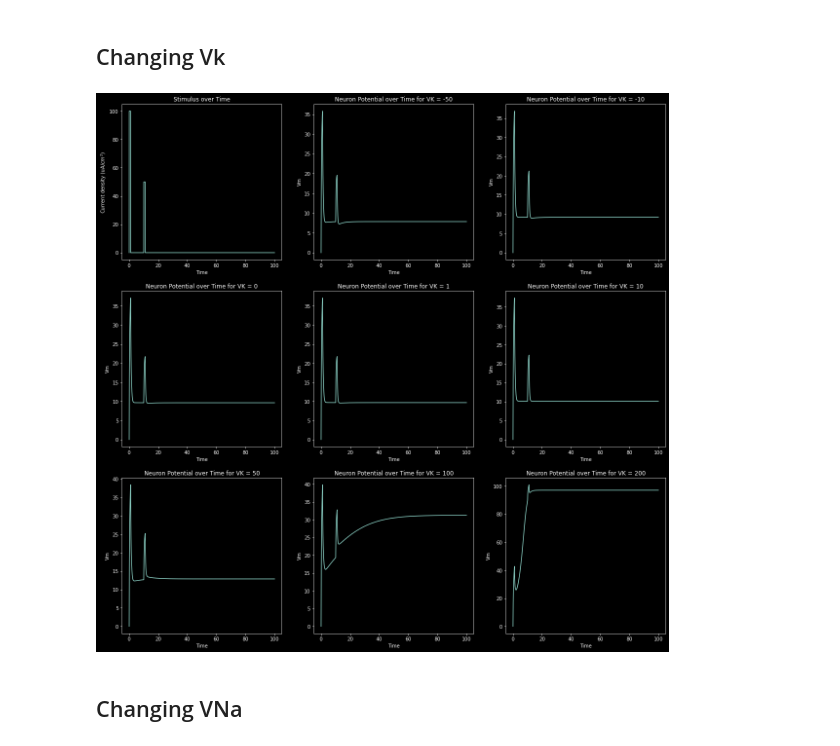
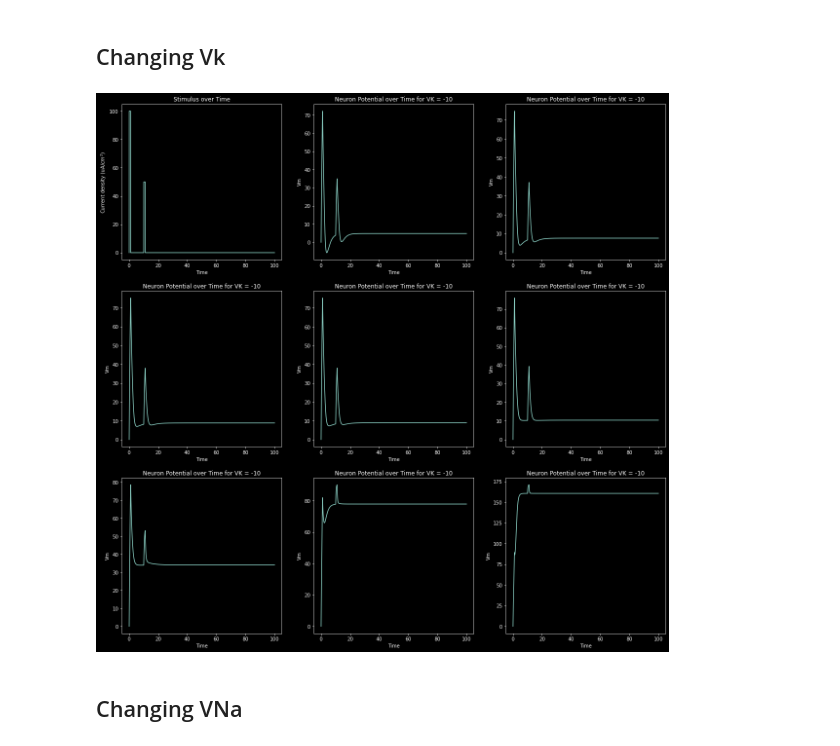
Before and after one commit to pdparakh108/Hodgkin_Huxley_Ising_simulation, a Jupyter notebook: HH_implementation/HH.ipynb, the cells around one changed output. Cells and saved outputs as stored; diff of their text form; code cells hidden in the pictures.

Commit message:
fixing parameter sweeping with new derivatives method

```diff
--- a/HH_implementation/HH.ipynb
+++ b/HH_implementation/HH.ipynb
@@ -433,6 +429,11 @@ t = np.linspace(t0, t1, 100000)
 # %% [markdown]
 Now we sweep over an array of different membrane capacitances and plot the Neuron potential over time for each one.
 # %%
+# Sweep over a range of membrane capacitances
+t0 = 0
+t1 = 100
+t = np.linspace(t0, t1, 100000)
+
 fig, ax = plt.subplots(3,3,figsize=(20, 20))
 ax = ax.reshape(-1)
 
@@ -442,14 +443,16 @@ ax[0].set_ylabel(r'Current density (uA/$cm^2$)')
 ax[0].set_xlabel('Time')
 ax[0].set_title('Stimulus over Time')
 
+# Define the different membrane capacitances we want to test. This can be changed by the user
+# Membrane capacitance (uF/cm^2)
 Cs = [-5, -1,0.0001, 1,2, 5,10, 100]
+
+# Now iterate through those capacitances and apply each one in the solver.
 for i, Curr in enumerate(Cs):
-    # Membrane capacitance (uF/cm^2)
-    C = Curr
 
     # Solve ODE system
     state = np.array([0.0, n_inf(), m_inf(), h_inf()])
-    results = odeint(derivatives, state, t, args = (C, VK, VNa, Vl, gK, gNa, gL, I_double_square))
+    results = odeint(derivatives, state, t, args = (Curr, VK, VNa, Vl, gK, gNa, gL, I_double_square))
 
     # Input stimulus
     Idv = [I_double_square(t) for t in t]
@@ -460,9 +463,6 @@ for i, Curr in enumerate(Cs):
     ax[i+1].set_xlabel('Time')
     ax[i+1].set_ylabel('Vm')
     ax[i+1].set_title('Neuron Potential over Time for C = {}'.format(C))
-
-# reset membrane capcaitance
-C = 1
 # %% [output]
  lsoda--  at t (=r1) and step size h (=r2), the
        corrector convergence failed repeatedly
@@ -483,12 +483,10 @@ ax[0].set_title('Stimulus over Time')
 
 gks = [-5, -1,0, 1,2, 5,10, 100]
 for i, Curr in enumerate(gks):
-    # Membrane capacitance (uF/cm^2)
-    gK = Curr
 
     # Solve ODE system
     state = np.array([0.0, n_inf(), m_inf(), h_inf()])
-    results = odeint(derivatives, state, t, args = (C, VK, VNa, Vl, gK, gNa, gL, I_double_square))
+    results = odeint(derivatives, state, t, args = (C, VK, VNa, Vl, Curr, gNa, gL, I_double_square))
 
     # Input stimulus
     Idv = [I_double_square(t) for t in t]
@@ -499,9 +497,6 @@ for i, Curr in enumerate(gks):
     ax[i+1].set_xlabel('Time')
     ax[i+1].set_ylabel('Vm')
     ax[i+1].set_title('Neuron Potential over Time for gK = {}'.format(gK))
-
-# reset Potassium channel conductance (mS/cm^2)
-gK = 4.0
 # %% [output]
 [figure]
 # %% [markdown]
@@ -520,12 +515,10 @@ ax[0].set_title('Stimulus over Time')
 
 gnas = [-5, -1,0, 1,2, 5,10, 20, 41,42, 43,44,45, 70, 100]
 for i, Curr in enumerate(gnas):
-    # Membrane capacitance (uF/cm^2)
-    gNa = Curr
 
     # Solve ODE system
     state = np.array([0.0, n_inf(), m_inf(), h_inf()])
-    results = odeint(derivatives, state, t, args = (C, VK, VNa, Vl, gK, gNa, gL, I_double_square))
+    results = odeint(derivatives, state, t, args = (C, VK, VNa, Vl, gK, Curr, gL, I_double_square))
 
     # Input stimulus
     Idv = [I_double_square(t) for t in t]
@@ -536,7 +529,4 @@ for i, Curr in enumerate(gnas):
     ax[i+1].set_xlabel('Time')
     ax[i+1].set_ylabel('Vm')
     ax[i+1].set_title('Neuron Potential over Time for gNa = {}'.format(gNa))
-
-# reset sodium channel conductance (mS/cm^2)
-gNa = 4.0
 # %% [output]
@@ -557,12 +547,10 @@ ax[0].set_title('Stimulus over Time')
 
 gls = [-5, -1,0, 1,2, 5,10, 20, 50, 70, 100]
 for i, Curr in enumerate(gls):
-    # Membrane capacitance (uF/cm^2)
-    gL = Curr
 
     # Solve ODE system
     state = np.array([0.0, n_inf(), m_inf(), h_inf()])
-    results = odeint(derivatives, state, t, args = (C, VK, VNa, Vl, gK, gNa, gL, I_double_square))
+    results = odeint(derivatives, state, t, args = (C, VK, VNa, Vl, gK, gNa, Curr, I_double_square))
 
     # Input stimulus
     Idv = [I_double_square(t) for t in t]
@@ -573,9 +561,6 @@ for i, Curr in enumerate(gls):
     ax[i+1].set_xlabel('Time')
     ax[i+1].set_ylabel('Vm')
     ax[i+1].set_title('Neuron Potential over Time for gL = {}'.format(gL))
-
-# reset leak channel conductance (mS/cm^2)
-gL = 4.0
 # %% [output]
 [figure]
 # %% [markdown]
@@ -583,36 +568,30 @@ gL = 4.0
 # %%
 fig, ax = plt.subplots(3,3,figsize=(20, 20))
 ax = ax.reshape(-1)
 
 # Plotting the stimulus over time
 ax[0].plot(t, Idv)
 ax[0].set_ylabel(r'Current density (uA/$cm^2$)')
 ax[0].set_xlabel('Time')
 ax[0].set_title('Stimulus over Time')
 
 vks = [-50, -10,0, 1,10, 50,100, 200]
 for i, Curr in enumerate(vks):
-    # Membrane capacitance (uF/cm^2)
-    VK = Curr
-
     # Solve ODE system
     state = np.array([0.0, n_inf(), m_inf(), h_inf()])
-    results = odeint(derivatives, state, t, args = (C, VK, VNa, Vl, gK, gNa, gL, I_double_square))
+    results = odeint(derivatives, state, t, args = (C, Curr, VNa, Vl, gK, gNa, gL, I_double_square))
 
     # Input stimulus
     Idv = [I_double_square(t) for t in t]
 
     # Plot neuron potential over time
     ax = ax.reshape(-1)
     ax[i+1].plot(t, results[:, 0])
     ax[i+1].set_xlabel('Time')
     ax[i+1].set_ylabel('Vm')
     ax[i+1].set_title('Neuron Potential over Time for VK = {}'.format(VK))
-
-# reset Potassium potential (mV)
-VK = -10
 # %% [output]
-[figure, old version]
+[figure, new version]
 # %% [markdown]
 ## Changing VNa
 # %%
```
Also changed, not shown: parts of 4 cells of this notebook.
